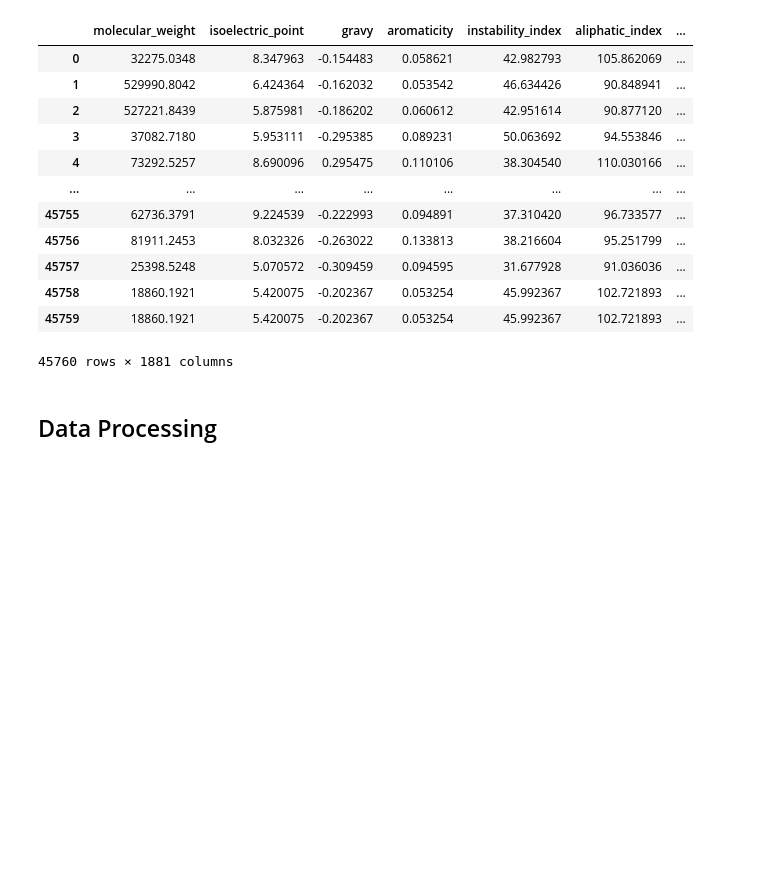
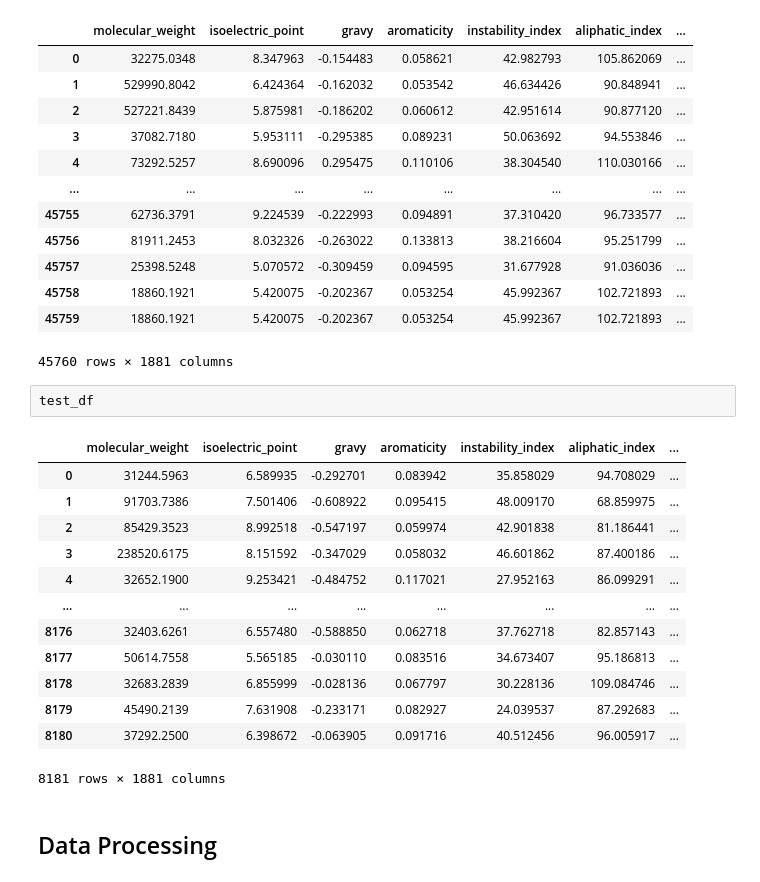
Before and after one commit to ScooterStuff/ec-prediction-ml, a Jupyter notebook: experiments/pipeline.ipynb, the cells around one changed output. Cells and saved outputs as stored; diff of their text form; blank space fills up the shorter version.

```diff
--- a/experiments/pipeline.ipynb
+++ b/experiments/pipeline.ipynb
@@ -30,6 +39,22 @@ train_df
 | 45758 | 18860.1921 | 5.420075 | -0.202367 | 0.053254 | 45.992367 | 102.721893 | ... |
 | 45759 | 18860.1921 | 5.420075 | -0.202367 | 0.053254 | 45.992367 | 102.721893 | ... |
 45760 rows × 1881 columns
+# %%
+test_df
+# %% [output]
+|  | molecular_weight | isoelectric_point | gravy | aromaticity | instability_index | aliphatic_index | ... |
+| 0 | 31244.5963 | 6.589935 | -0.292701 | 0.083942 | 35.858029 | 94.708029 | ... |
+| 1 | 91703.7386 | 7.501406 | -0.608922 | 0.095415 | 48.009170 | 68.859975 | ... |
+| 2 | 85429.3523 | 8.992518 | -0.547197 | 0.059974 | 42.901838 | 81.186441 | ... |
+| 3 | 238520.6175 | 8.151592 | -0.347029 | 0.058032 | 46.601862 | 87.400186 | ... |
+| 4 | 32652.1900 | 9.253421 | -0.484752 | 0.117021 | 27.952163 | 86.099291 | ... |
+| ... | ... | ... | ... | ... | ... | ... | ... |
+| 8176 | 32403.6261 | 6.557480 | -0.588850 | 0.062718 | 37.762718 | 82.857143 | ... |
+| 8177 | 50614.7558 | 5.565185 | -0.030110 | 0.083516 | 34.673407 | 95.186813 | ... |
+| 8178 | 32683.2839 | 6.855999 | -0.028136 | 0.067797 | 30.228136 | 109.084746 | ... |
+| 8179 | 45490.2139 | 7.631908 | -0.233171 | 0.082927 | 24.039537 | 87.292683 | ... |
+| 8180 | 37292.2500 | 6.398672 | -0.063905 | 0.091716 | 40.512456 | 96.005917 | ... |
+8181 rows × 1881 columns
 # %% [markdown]
 ## Data Processing
 # %%
```
Also changed, not shown: parts of 14 cells of this notebook, 43 other files.
